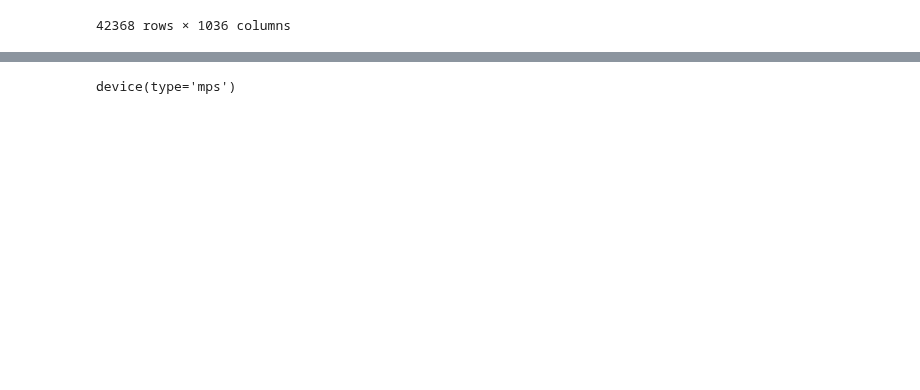
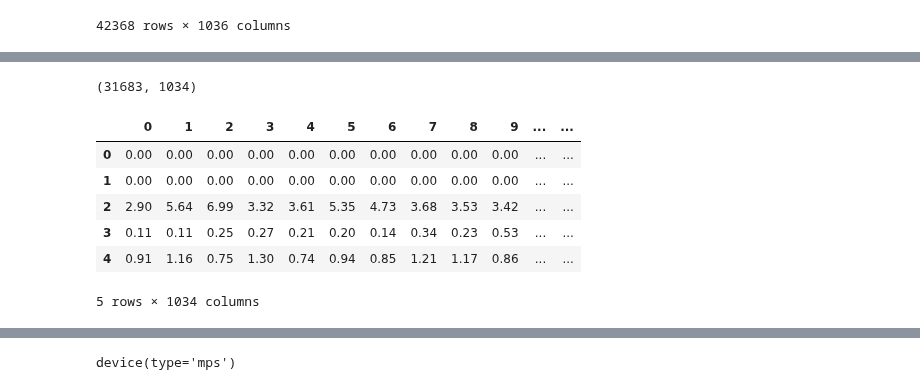
Before and after one commit to d41sys/electric-theft-detection, a Jupyter notebook: notebooks/preprocessing.ipynb, the cells around one changed output, grey strips where cells are left out. Drawn from its saved outputs; the diff is of its cells as text; code cells hidden in the pictures; blank space fills up the shorter version.

```diff
--- a/notebooks/preprocessing.ipynb
+++ b/notebooks/preprocessing.ipynb
@@ -580,3 +599,18 @@ y_dist_val_cnt
+# %%
+# no balancing
+
+resample = pd.DataFrame(x)
+print(resample.shape)
+resample.head()
+# %% [output]
+(31683, 1034)
+|  | 0 | 1 | 2 | 3 | 4 | 5 | 6 | 7 | 8 | 9 | ... | ... |
+| 0 | 0.00 | 0.00 | 0.00 | 0.00 | 0.00 | 0.00 | 0.00 | 0.00 | 0.00 | 0.00 | ... | ... |
+| 1 | 0.00 | 0.00 | 0.00 | 0.00 | 0.00 | 0.00 | 0.00 | 0.00 | 0.00 | 0.00 | ... | ... |
+| 2 | 2.90 | 5.64 | 6.99 | 3.32 | 3.61 | 5.35 | 4.73 | 3.68 | 3.53 | 3.42 | ... | ... |
+| 3 | 0.11 | 0.11 | 0.25 | 0.27 | 0.21 | 0.20 | 0.14 | 0.34 | 0.23 | 0.53 | ... | ... |
+| 4 | 0.91 | 1.16 | 0.75 | 1.30 | 0.74 | 0.94 | 0.85 | 1.21 | 1.17 | 0.86 | ... | ... |
+5 rows × 1034 columns
 # %%
 print(y_resampled.shape)
 resample = pd.DataFrame(x_resampled)
```
Also changed, not shown: parts of 15 cells of this notebook, 1 other file.
